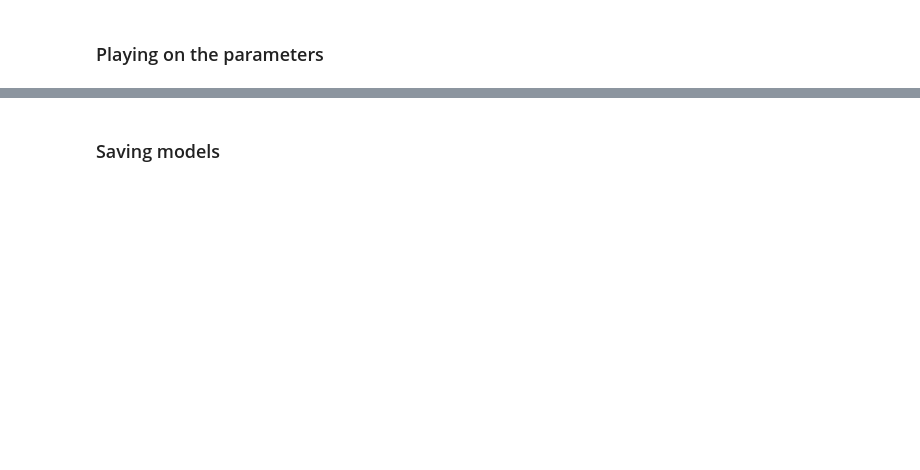
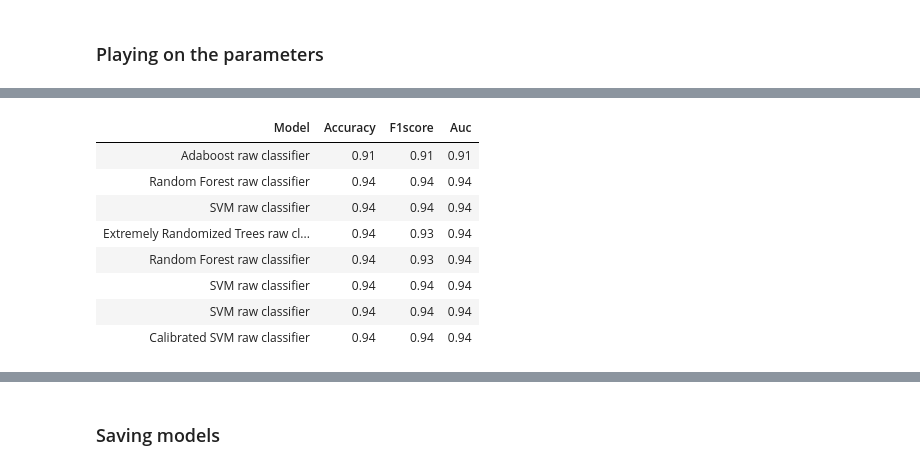
Before and after one commit to adrienloizeau/HOG-Car-Dectector, a Jupyter notebook: cars-classification-model.ipynb, the cells around one changed output, grey strips where cells are left out. Drawn from its saved outputs; the diff is of its cells as text; code cells hidden in the pictures; blank space fills up the shorter version.

Commit message:
Added calibrated svm for probability calculation

```diff
--- a/cars-classification-model.ipynb
+++ b/cars-classification-model.ipynb
@@ -584,11 +580,11 @@ view_models_eval()
 ### Playing on the parameters
 # %%
 # Fitting the model on the training data
-ada_clf = AdaBoostClassifier(n_estimators=50, random_state=42, learning_rate = 0.1)
-ada_clf.fit(X_train, y_train)
+ada_clf_2 = AdaBoostClassifier(n_estimators=50, random_state=42, learning_rate = 0.1)
+ada_clf_2.fit(X_train, y_train)
 
 # Predicting the value of the test dataset
-y_pred = ada_clf.predict(X_test)
+y_pred = ada_clf_2.predict(X_test)
 
 # Getting the metrics
 acc= accuracy_score(y_test, y_pred)
@@ -602,10 +598,10 @@ Adaboost raw classifier, accuracy = 0.9155405405405406, f1 = 0.9113125739061884,
 # %%
 # Fitting the model on the training data
-randomf_clf = RandomForestClassifier(criterion = "entropy")
-randomf_clf.fit(X_train, y_train)
+randomf_clf_2 = RandomForestClassifier(criterion = "entropy")
+randomf_clf_2.fit(X_train, y_train)
 
 # Predicting the value of the test dataset
-y_pred = randomf_clf.predict(X_test)
+y_pred = randomf_clf_2.predict(X_test)
 
 # Getting the metrics
 acc= accuracy_score(y_test, y_pred)
@@ -618,0 +634,31 @@ Random Forest Classifier raw classifier, accuracy = 0.9720345345345346, f1 = 0.9
+# %%
+from sklearn.svm import LinearSVC
+from sklearn.calibration import CalibratedClassifierCV
+
+svm_clf = LinearSVC()
+svm_clf.fit(X_train, y_train)
+
+calibrated_svm = CalibratedClassifierCV(svm_clf, method='sigmoid', cv='prefit')
+calibrated_svm.fit(X_train, y_train)
+
+# Predicting the probability of each class for the test dataset
+y_pred = calibrated_svm.predict(X_test)
+
+# Getting the metrics using the predicted probabilities
+acc = accuracy_score(y_test, y_pred)
+f1 = f1_score(y_test, y_pred,)
+auc = roc_auc_score(y_test, y_pred)
+
+# Adding the results to the array of results and showing them
+add_model_eval("Calibrated SVM raw classifier", acc, f1, auc)
+view_models_eval()
+# %% [output]
+| Model | Accuracy | F1score | Auc |
+| Adaboost raw classifier | 0.91 | 0.91 | 0.91 |
+| Random Forest raw classifier | 0.94 | 0.94 | 0.94 |
+| SVM raw classifier | 0.94 | 0.94 | 0.94 |
+| Extremely Randomized Trees raw cl... | 0.94 | 0.93 | 0.94 |
+| Random Forest raw classifier | 0.94 | 0.93 | 0.94 |
+| SVM raw classifier | 0.94 | 0.94 | 0.94 |
+| SVM raw classifier | 0.94 | 0.94 | 0.94 |
+| Calibrated SVM raw classifier | 0.94 | 0.94 | 0.94 |
```
Also changed, not shown: parts of 16 cells of this notebook.
